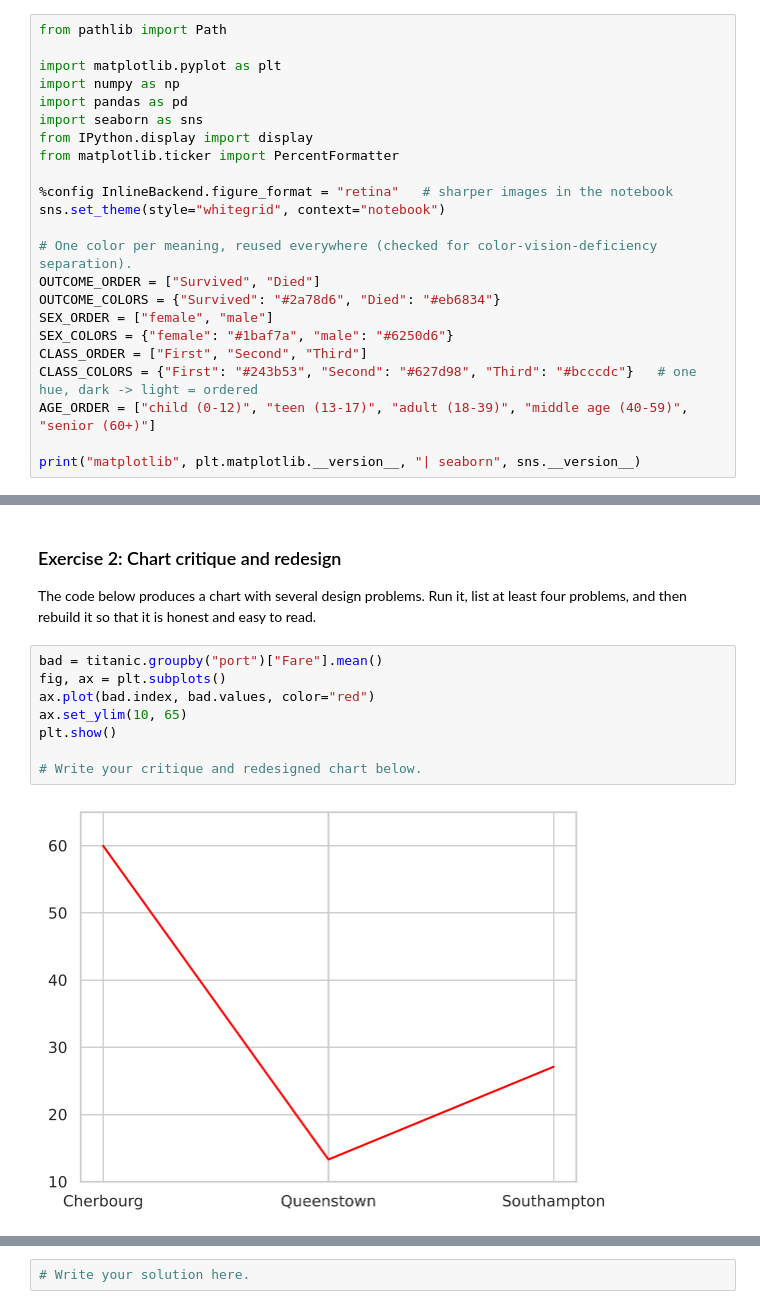
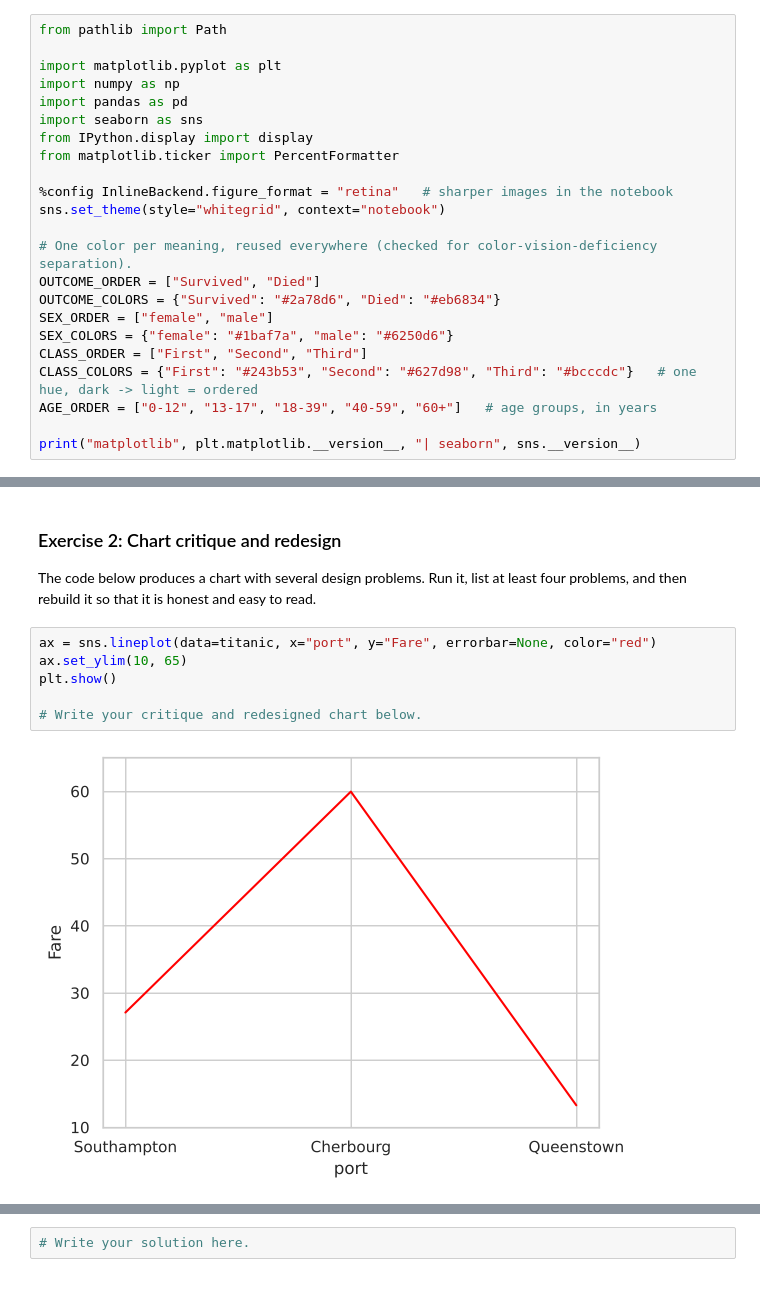
Before and after one commit to harshvardhaniimi/isa383-google-colab, a Jupyter notebook: 12_Data_Visualization.ipynb, the cells around one changed output, grey strips where cells are left out. Cells and saved outputs as stored; diff of their text form.

```diff
--- a/12_Data_Visualization.ipynb
+++ b/12_Data_Visualization.ipynb
@@ -89,7 +92,7 @@ SEX_ORDER = ["female", "male"]
 SEX_COLORS = {"female": "#1baf7a", "male": "#6250d6"}
 CLASS_ORDER = ["First", "Second", "Third"]
 CLASS_COLORS = {"First": "#243b53", "Second": "#627d98", "Third": "#bcccdc"}   # one hue, dark -> light = ordered
-AGE_ORDER = ["child (0-12)", "teen (13-17)", "adult (18-39)", "middle age (40-59)", "senior (60+)"]
+AGE_ORDER = ["0-12", "13-17", "18-39", "40-59", "60+"]   # age groups, in years
 
 print("matplotlib", plt.matplotlib.__version__, "| seaborn", sns.__version__)
 # %% [output]
@@ -825,15 +639,13 @@ Then add a second panel (using subplots) that shows the number of passengers per
 The code below produces a chart with several design problems.
 Run it, list at least four problems, and then rebuild it so that it is honest and easy to read.
 # %%
-bad = titanic.groupby("port")["Fare"].mean()
-fig, ax = plt.subplots()
-ax.plot(bad.index, bad.values, color="red")
+ax = sns.lineplot(data=titanic, x="port", y="Fare", errorbar=None, color="red")
 ax.set_ylim(10, 65)
 plt.show()
 
 # Write your critique and redesigned chart below.
 # %% [output]
-[figure, old version]
+[figure, new version]
 # %% [markdown]
 ### Exercise 3 (challenge): Your one-page story
 
```
Also changed, not shown: parts of 109 cells of this notebook.
